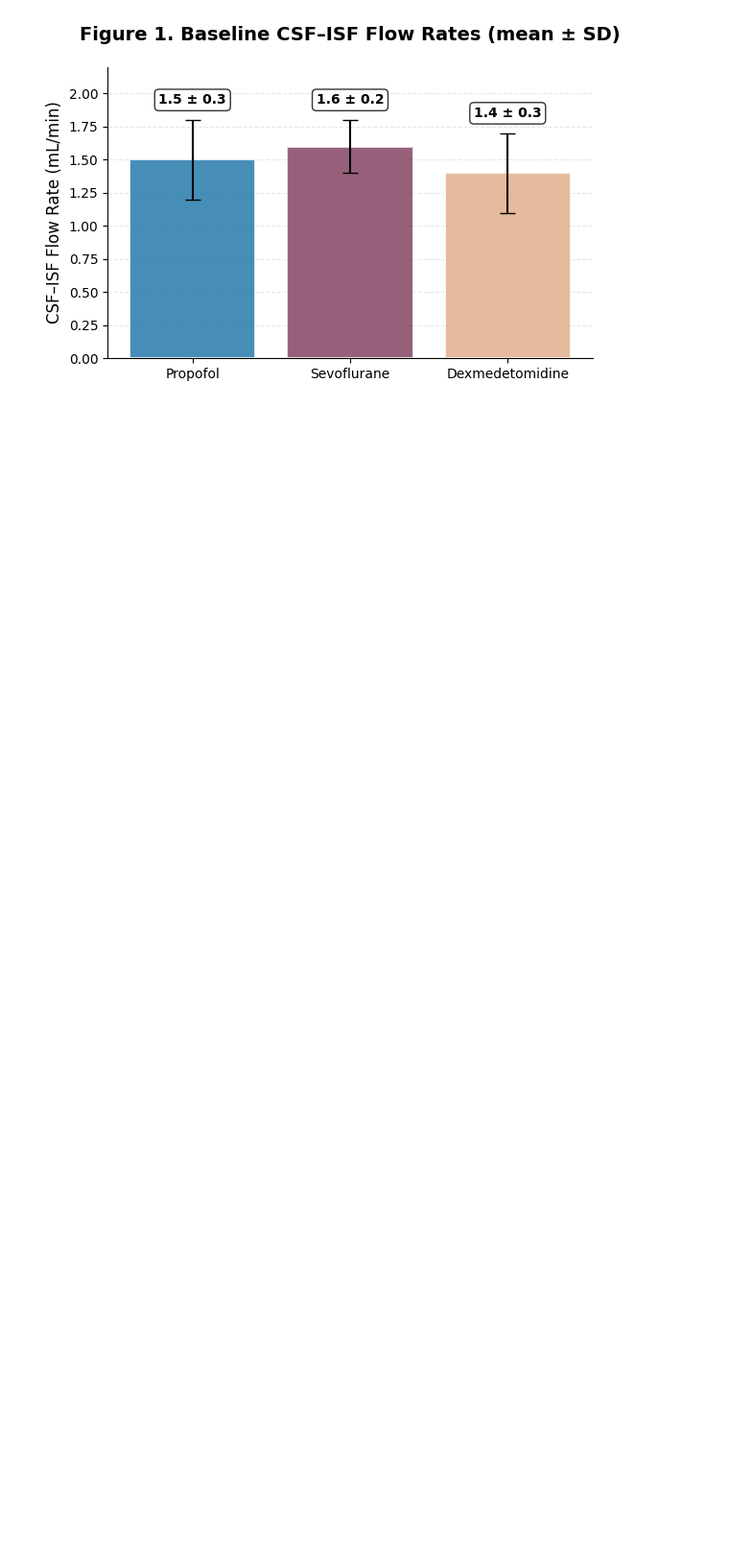
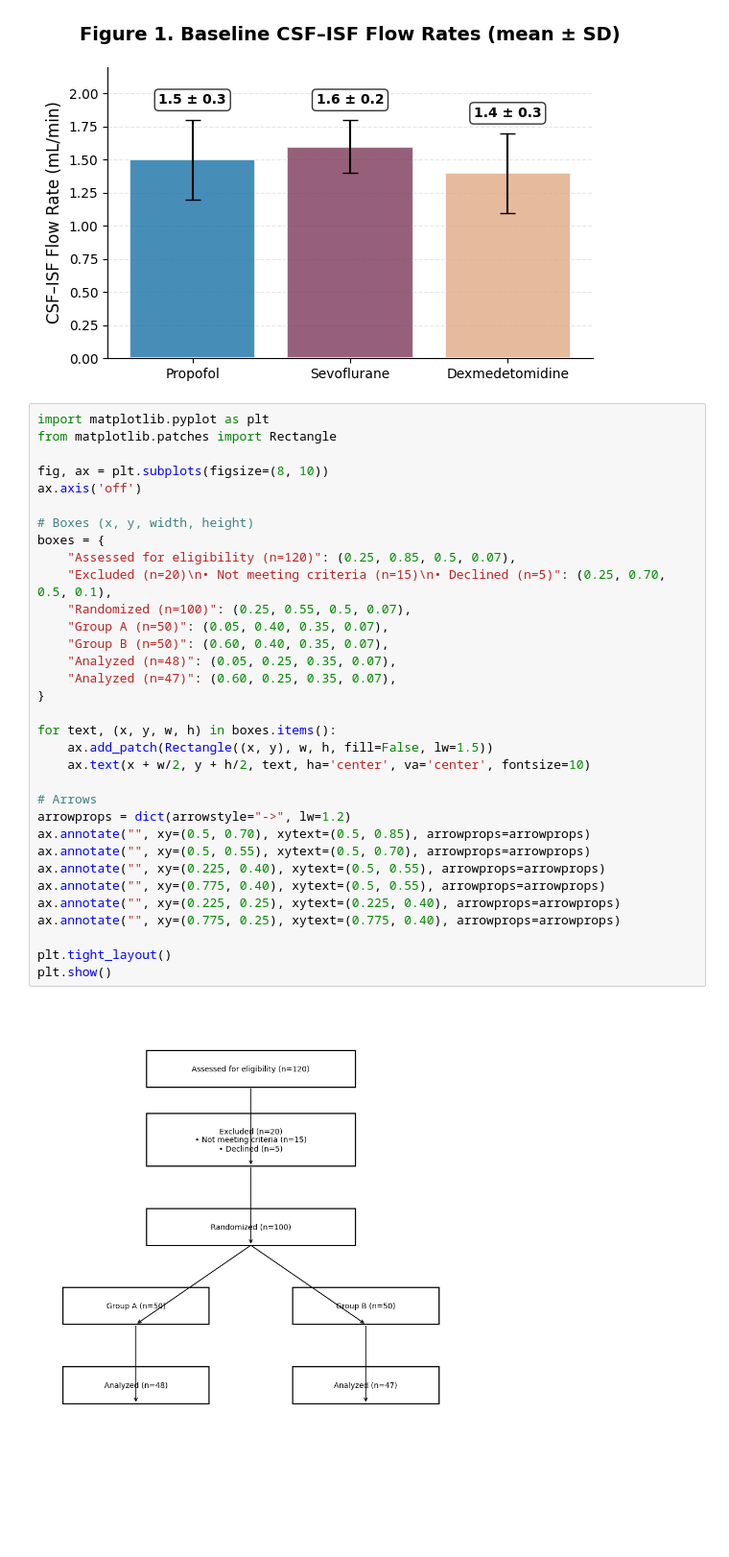
Before and after one commit to YuktiTripathi/Learn-Practice, a Jupyter notebook: graphs.ipynb, the cells around one changed output. Shown at 96% size. Saved outputs shown, nothing was run; the diff lists cells and outputs as text; blank space fills up the shorter version.

```diff
--- a/graphs.ipynb
+++ b/graphs.ipynb
@@ -136,3 +136,38 @@ plt.savefig("figure1_flow_rates.png", dpi=300, bbox_inches='tight')
 plt.show()
 # %% [output]
 [figure]
+# %%
+import matplotlib.pyplot as plt
+from matplotlib.patches import Rectangle
+
+fig, ax = plt.subplots(figsize=(8, 10))
+ax.axis('off')
+
+# Boxes (x, y, width, height)
+boxes = {
+    "Assessed for eligibility (n=120)": (0.25, 0.85, 0.5, 0.07),
+    "Excluded (n=20)\n• Not meeting criteria (n=15)\n• Declined (n=5)": (0.25, 0.70, 0.5, 0.1),
+    "Randomized (n=100)": (0.25, 0.55, 0.5, 0.07),
+    "Group A (n=50)": (0.05, 0.40, 0.35, 0.07),
+    "Group B (n=50)": (0.60, 0.40, 0.35, 0.07),
+    "Analyzed (n=48)": (0.05, 0.25, 0.35, 0.07),
+    "Analyzed (n=47)": (0.60, 0.25, 0.35, 0.07),
+}
+
+for text, (x, y, w, h) in boxes.items():
+    ax.add_patch(Rectangle((x, y), w, h, fill=False, lw=1.5))
+    ax.text(x + w/2, y + h/2, text, ha='center', va='center', fontsize=10)
+
+# Arrows
+arrowprops = dict(arrowstyle="->", lw=1.2)
+ax.annotate("", xy=(0.5, 0.70), xytext=(0.5, 0.85), arrowprops=arrowprops)
+ax.annotate("", xy=(0.5, 0.55), xytext=(0.5, 0.70), arrowprops=arrowprops)
+ax.annotate("", xy=(0.225, 0.40), xytext=(0.5, 0.55), arrowprops=arrowprops)
+ax.annotate("", xy=(0.775, 0.40), xytext=(0.5, 0.55), arrowprops=arrowprops)
+ax.annotate("", xy=(0.225, 0.25), xytext=(0.225, 0.40), arrowprops=arrowprops)
+ax.annotate("", xy=(0.775, 0.25), xytext=(0.775, 0.40), arrowprops=arrowprops)
+
+plt.tight_layout()
+plt.show()
+# %% [output]
+[figure, added]
```
